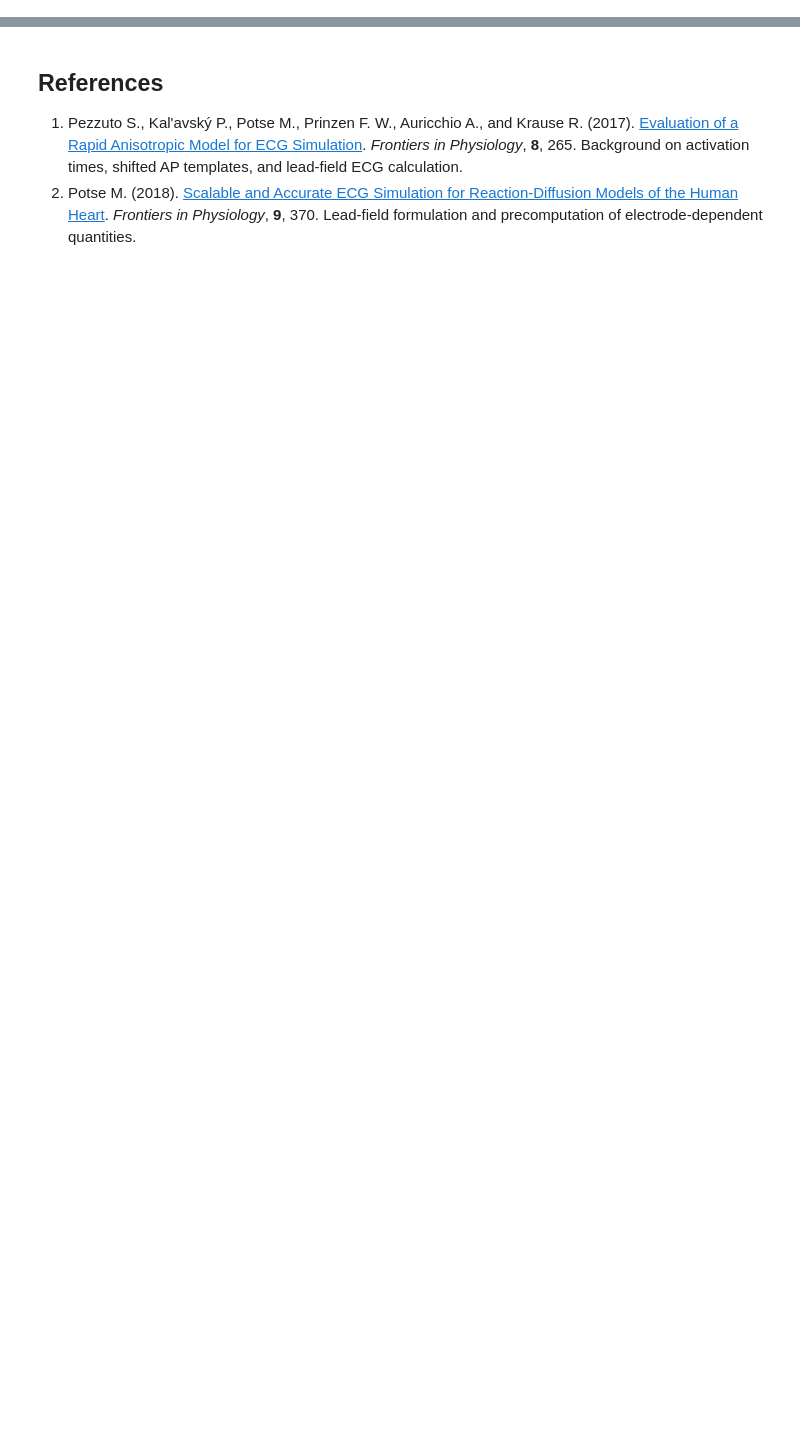
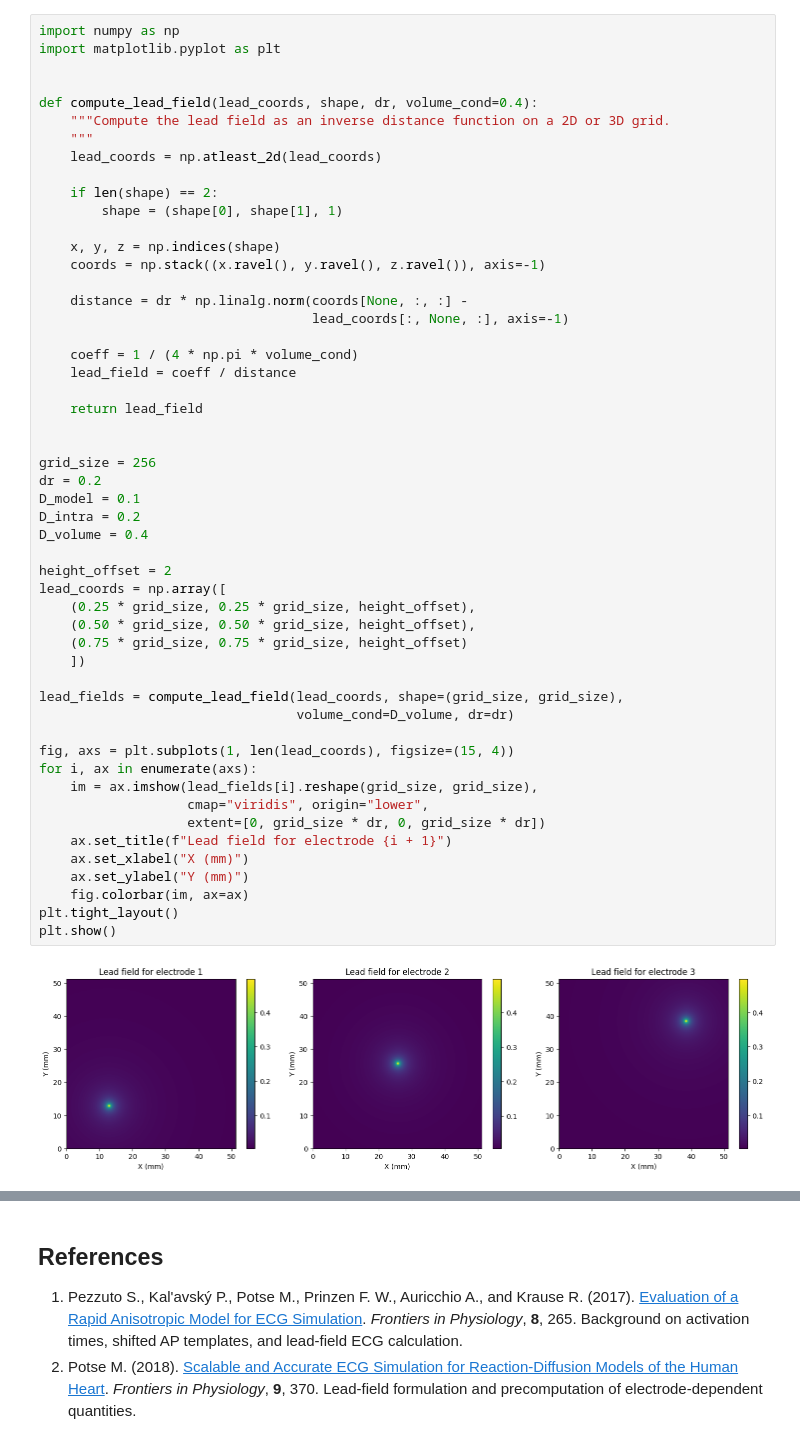
Before and after one commit to finitewave/Finitewave-Tools, a Jupyter notebook: Tutorials/LAT based Electrograms.ipynb, the cells around one changed output, grey strips where cells are left out. Drawn from its saved outputs; the diff is of its cells as text; blank space fills up the shorter version.

```diff
--- a/Tutorials/LAT based Electrograms.ipynb
+++ b/Tutorials/LAT based Electrograms.ipynb
@@ -12,0 +37,54 @@ The integration step is 0.01 ms and both trackers run every 10 steps, giving a n
+# %%
+import numpy as np
+import matplotlib.pyplot as plt
+
+
+def compute_lead_field(lead_coords, shape, dr, volume_cond=0.4):
+    """Compute the lead field as an inverse distance function on a 2D or 3D grid.
+    """
+    lead_coords = np.atleast_2d(lead_coords)
+
+    if len(shape) == 2:
+        shape = (shape[0], shape[1], 1)
+
+    x, y, z = np.indices(shape)
+    coords = np.stack((x.ravel(), y.ravel(), z.ravel()), axis=-1)
+
+    distance = dr * np.linalg.norm(coords[None, :, :] -
+                                   lead_coords[:, None, :], axis=-1)
+
+    coeff = 1 / (4 * np.pi * volume_cond)
+    lead_field = coeff / distance
+
+    return lead_field
+
+
+grid_size = 256
+dr = 0.2
+D_model = 0.1
+D_intra = 0.2
+D_volume = 0.4
+
+height_offset = 2
+lead_coords = np.array([
+    (0.25 * grid_size, 0.25 * grid_size, height_offset),
+    (0.50 * grid_size, 0.50 * grid_size, height_offset),
+    (0.75 * grid_size, 0.75 * grid_size, height_offset)
+    ])
+
+lead_fields = compute_lead_field(lead_coords, shape=(grid_size, grid_size),
+                                 volume_cond=D_volume, dr=dr)
+
+fig, axs = plt.subplots(1, len(lead_coords), figsize=(15, 4))
+for i, ax in enumerate(axs):
+    im = ax.imshow(lead_fields[i].reshape(grid_size, grid_size),
+                   cmap="viridis", origin="lower",
+                   extent=[0, grid_size * dr, 0, grid_size * dr])
+    ax.set_title(f"Lead field for electrode {i + 1}")
+    ax.set_xlabel("X (mm)")
+    ax.set_ylabel("Y (mm)")
+    fig.colorbar(im, ax=ax)
+plt.tight_layout()
+plt.show()
+# %% [output]
+[figure, added]
```
Also changed, not shown: parts of 14 cells of this notebook, 4 other files.
